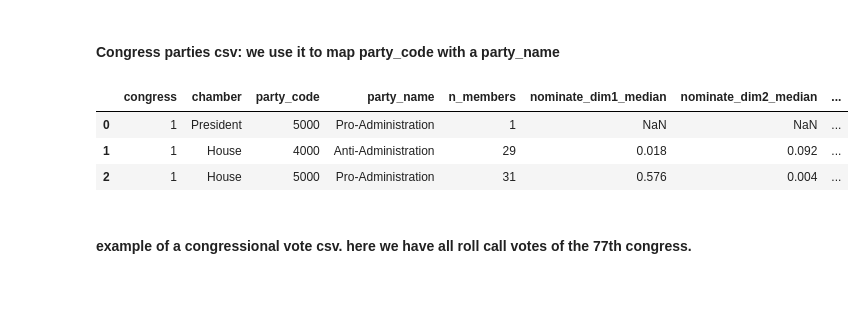
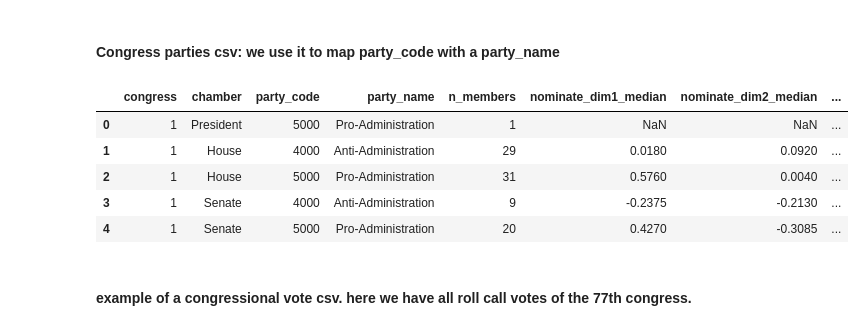
Before and after one commit to LeonardoAgasso/USA_Congress_SigNet, a Jupyter notebook: notebooks/create_edgelist.ipynb, the cells around one changed output. Saved outputs shown, nothing was run; the diff lists cells and outputs as text; code cells hidden in the pictures; blank space fills up the shorter version.

```diff
--- a/notebooks/create_edgelist.ipynb
+++ b/notebooks/create_edgelist.ipynb
@@ -39,13 +31,15 @@ members.head(3)
 # %% [markdown]
 #### Congress parties csv: we use it to map party_code with a party_name
 # %%
-party_codes = pd.read_csv('../dataset/HSall_parties.csv')
-party_codes.head(3)
+party_codes = pd.read_csv('data/HSall_parties.csv')
+party_codes.head()
 # %% [output]
 |  | congress | chamber | party_code | party_name | n_members | nominate_dim1_median | nominate_dim2_median | ... |
 | 0 | 1 | President | 5000 | Pro-Administration | 1 | NaN | NaN | ... |
-| 1 | 1 | House | 4000 | Anti-Administration | 29 | 0.018 | 0.092 | ... |
-| 2 | 1 | House | 5000 | Pro-Administration | 31 | 0.576 | 0.004 | ... |
+| 1 | 1 | House | 4000 | Anti-Administration | 29 | 0.0180 | 0.0920 | ... |
+| 2 | 1 | House | 5000 | Pro-Administration | 31 | 0.5760 | 0.0040 | ... |
+| 3 | 1 | Senate | 4000 | Anti-Administration | 9 | -0.2375 | -0.2130 | ... |
+| 4 | 1 | Senate | 5000 | Pro-Administration | 20 | 0.4270 | -0.3085 | ... |
 # %% [markdown]
 #### example of a congressional vote csv. here we have all roll call votes of the 77th congress.
 # %%
```
Also changed, not shown: parts of 46 cells of this notebook, 4 other files.
